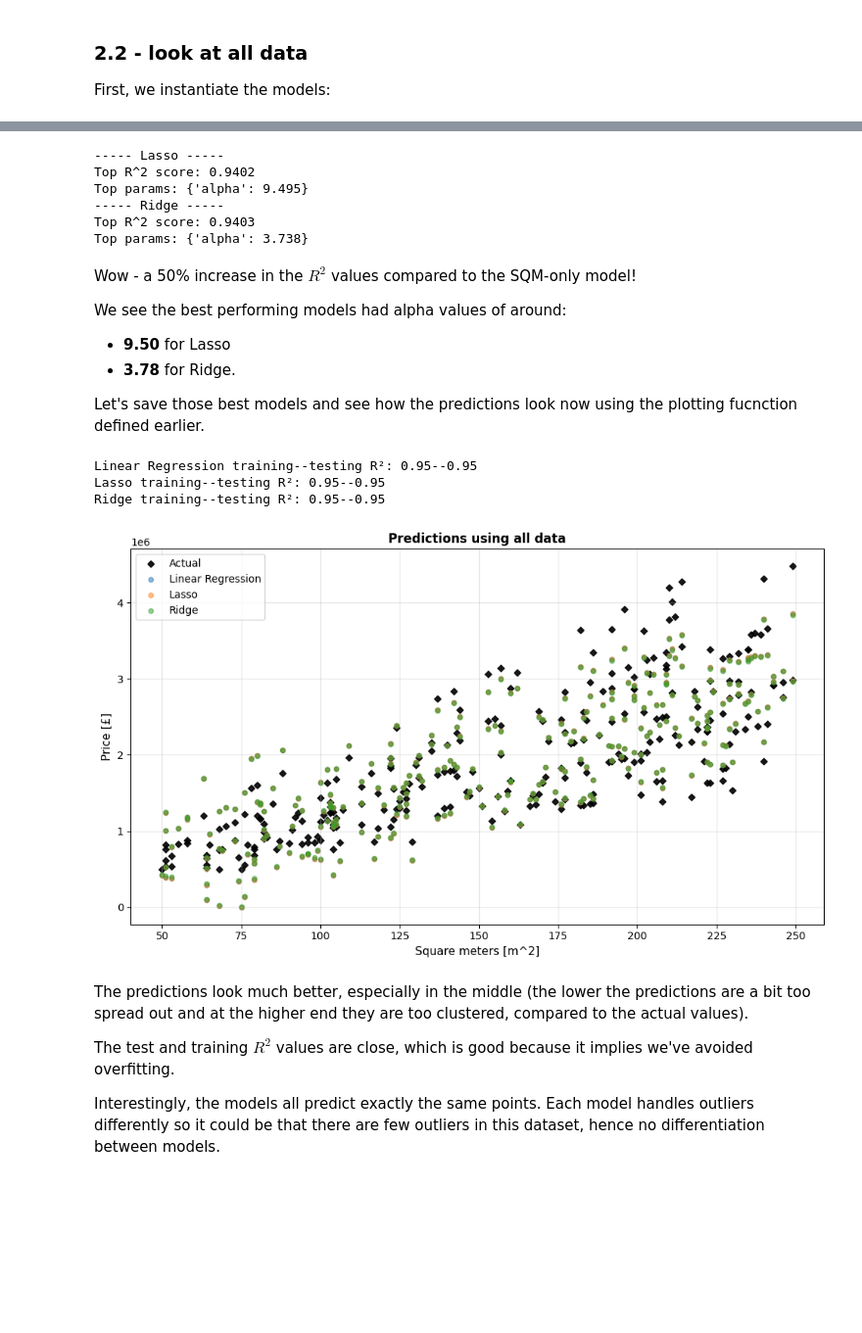
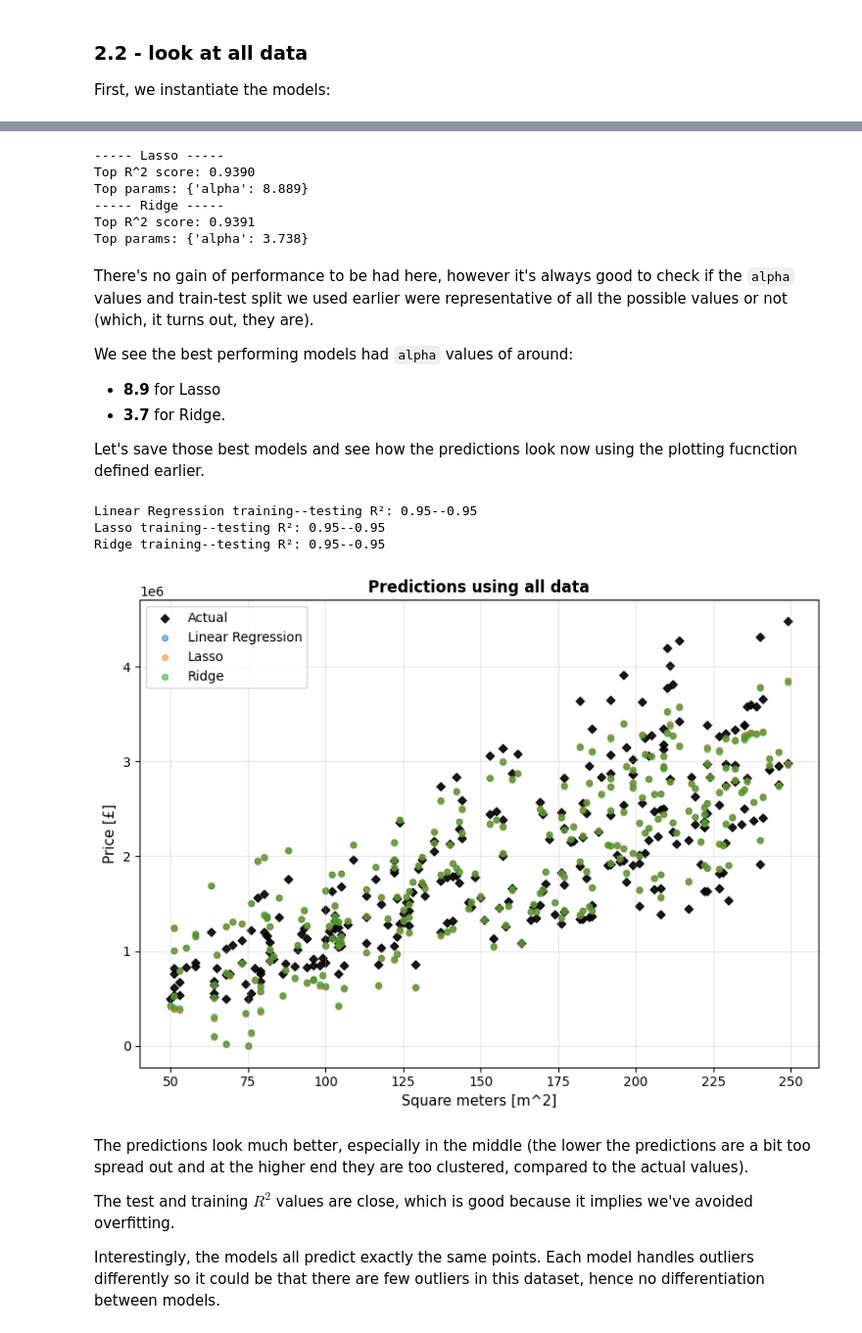
Before and after one commit to rsamconn/London-housing, a Jupyter notebook: predicting_prices.ipynb, the cells around one changed output, grey strips where cells are left out. Shown at 98% size. Saved outputs shown, nothing was run; the diff lists cells and outputs as text; code cells hidden in the pictures; blank space fills up the shorter version.

Commit message:
Minor changes to predicting_prices notebook, fixed filepaths in 'in-depth/' notebooks. Filled out the beginning of Tree_analysis notebook.

```diff
--- a/predicting_prices.ipynb
+++ b/predicting_prices.ipynb
@@ -100,15 +105,15 @@ Third, we separate out our features and target variable, and perform a train-tes
 # Separate evluation_df into features and target variable
 X_eval = evaluation_df.drop(columns=['Price (£)']).values
 y_eval = evaluation_df['Price (£)'].values
-# Separate train_test_df into features and target variable
-X = train_test_df.drop(columns=['Price (£)']).values
-y = train_test_df['Price (£)'].values
+# Separate training_df into features and target variable
+X = training_df.drop(columns=['Price (£)']).values
+y = training_df['Price (£)'].values
 
 # Perform train-test split on X
 from sklearn.model_selection import train_test_split
 X_train, X_test, y_train, y_test = train_test_split(X, y, test_size=0.3, random_state=23)
 
-print('Training data shape: ', X_test.shape, y_test.shape)
+print('Training data shape: ', X_train.shape, y_train.shape)
 print('Test data shape: ', X_test.shape, y_test.shape)
 print('Evaluation data shape: ', X_eval.shape, y_eval.shape)
 # %% [output]
@@ -157,7 +162,7 @@ def score_predict_plot(model_dict,
     """Plot predictions vs actual values for multiple models and calculate their R2 scores."""
 
     # Create figure and plot the actual results
-    plt.figure(figsize=(10, 6))
+    plt.figure(figsize=(8, 6))
     plt.scatter(X_test1D, y_test, label='Actual', marker='D',
                 color='black', alpha=0.9, s=20)
 
@@ -202,0 +210,7 @@ models = {'Linear Regression': LinearRegression(),
+# %%
+for name, model in models.items():
+    model.fit(X_train_scaled, y_train)
+    # Print R² scores
+    train_score = model.score(X_train_scaled, y_train)
+    test_score = model.score(X_test_scaled, y_test)
+    print(f"{name} training--testing R²: {train_score:.2f}--{test_score:.2f}")
@@ -205,18 +233,15 @@ Now let's do some tuning of the `alpha` hyperparameter for the Lasso and Ridge m
 # %%
-from sklearn.model_selection import RandomizedSearchCV
+from sklearn.model_selection import KFold, RandomizedSearchCV
 
 # Set the hyperparameter grids for Lasso and Ridge
 params = {'alpha': np.linspace(0.001, 10, 100)}
+kf10 = KFold(n_splits=10, shuffle=True, random_state=24)
 
-randomCV_lasso = RandomizedSearchCV(models['Lasso'], params,
-                                        cv=kf20, n_iter=20, random_state=24)
-randomCV_ridge = RandomizedSearchCV(models['Ridge'], params,
-                                        cv=kf20, n_iter=20, random_state=24)
+randomCV_lasso = RandomizedSearchCV(models['Lasso'], params, cv=kf10, n_iter=10, random_state=24)
+randomCV_ridge = RandomizedSearchCV(models['Ridge'], params, cv=kf10, n_iter=10, random_state=24)
 
-models_cvs = {
-    'Lasso': randomCV_lasso,
-    'Ridge': randomCV_ridge
-}
+models_cvs = {'Lasso': randomCV_lasso,
+              'Ridge': randomCV_ridge}
 
 # Print the best scores and parameters
 for name, model in models_cvs.items():
@@ -226,36 +251,34 @@ for name, model in models_cvs.items():
     print(f'Top params: {model.best_params_}')
 # %% [output]
 ----- Lasso -----
-Top R^2 score: 0.9402
-Top params: {'alpha': 9.495}
+Top R^2 score: 0.9390
+Top params: {'alpha': 8.889}
 ----- Ridge -----
-Top R^2 score: 0.9403
+Top R^2 score: 0.9391
 Top params: {'alpha': 3.738}
 # %% [markdown]
-Wow - a 50% increase in the $R^2$ values compared to the SQM-only model!
+There's no gain of performance to be had here, however it's always good to check if the `alpha` values and train-test split we used earlier were representative of all the possible values or not (which, it turns out, they are).
 
-We see the best performing models had alpha values of around:
-- **9.50** for Lasso
-- **3.78** for Ridge.
+We see the best performing models had `alpha` values of around:
+- **8.9** for Lasso
+- **3.7** for Ridge.
 
 Let's save those best models and see how the predictions look now using the plotting fucnction defined earlier.
 # %%
-best_models = {
-    'Linear Regression': models['Linear Regression'],
-    'Lasso': randomCV_lasso.best_estimator_,
-    'Ridge': randomCV_ridge.best_estimator_
-}
+best_models = {'Linear Regression': models['Linear Regression'],
+               'Lasso': randomCV_lasso.best_estimator_,
+               'Ridge': randomCV_ridge.best_estimator_}
 
 best_models['Linear Regression'].fit(X_train_scaled, y_train)
 
 score_predict_plot(best_models,
                    X_train_scaled, y_train, X_test_scaled, y_test,
                    X_test_sqm, title='Predictions using all data')
 # %% [output]
 Linear Regression training--testing R²: 0.95--0.95
 Lasso training--testing R²: 0.95--0.95
 Ridge training--testing R²: 0.95--0.95
-[figure, old version]
+[figure, new version]
 # %% [markdown]
 The predictions look much better, especially in the middle (the lower the predictions are a bit too spread out and at the higher end they are too clustered, compared to the actual values).
 
```
Also changed, not shown: parts of 12 cells of this notebook, 1 other file.
